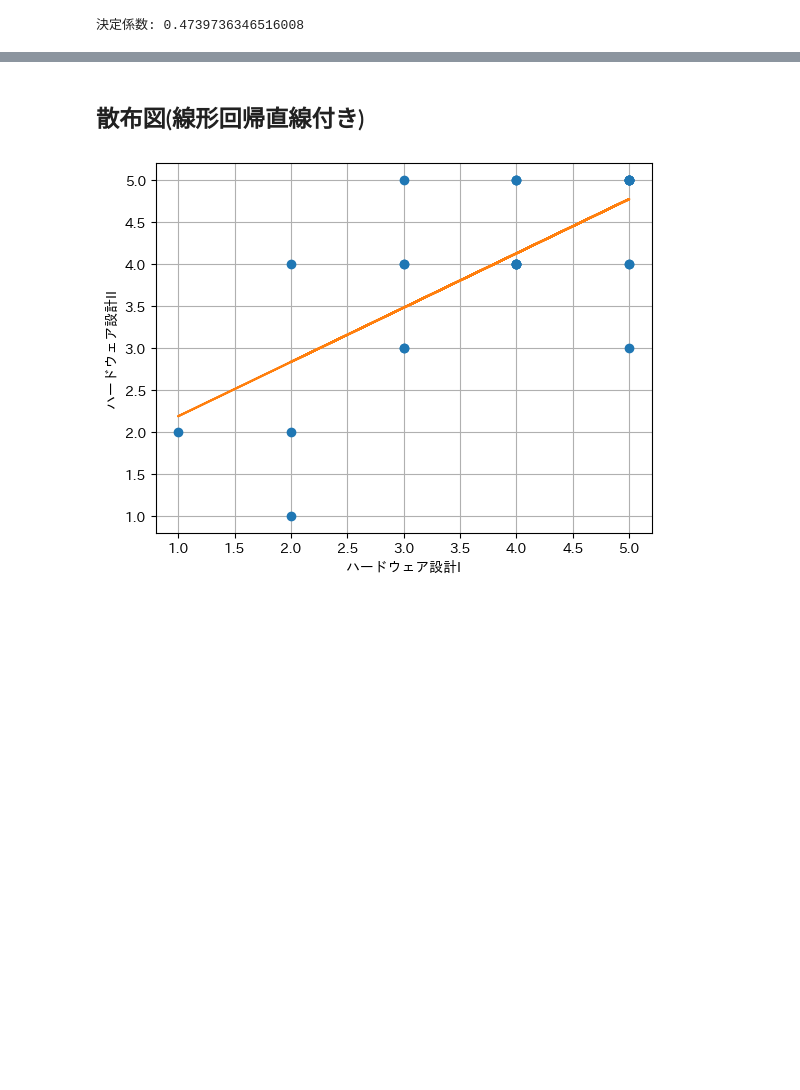
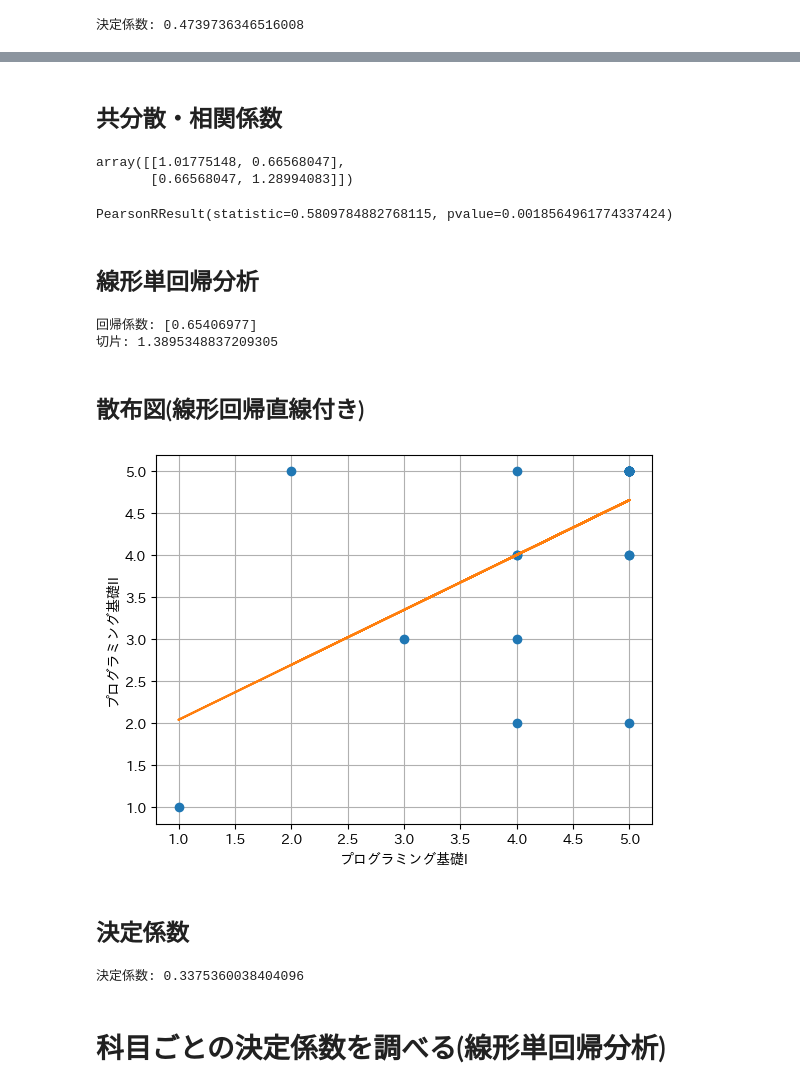
Before and after one commit to ltpdo/GradeDistribution, a Jupyter notebook: 成績原簿の仕分け.ipynb, the cells around one changed output, grey strips where cells are left out. Cells and saved outputs as stored; diff of their text form; code cells hidden in the pictures; blank space fills up the shorter version.

```diff
--- a/成績原簿の仕分け.ipynb
+++ b/成績原簿の仕分け.ipynb
@@ -446,0 +470,5 @@ print("決定係数:", reg.score(X, y))
+# %%
+# プログラミング基礎Iとプログラミング基礎IIのデータ
+data_hardwareDesign = gradeData_student.loc[["プログラミング基礎I", "プログラミング基礎II"]]
+data_hardwareDesign = data_hardwareDesign.T
+data_hardwareDesign
@@ -447,15 +505,60 @@ print("決定係数:", reg.score(X, y))
+# %% [markdown]
+## 共分散・相関係数
+# %%
+# 共分散行列
+np.cov(data_hardwareDesign["プログラミング基礎I"], data_hardwareDesign["プログラミング基礎II"], ddof = 0)
+# %% [output]
+array([[1.01775148, 0.66568047],
+       [0.66568047, 1.28994083]])
+# %%
+# 相関係数
+sp.stats.pearsonr(data_hardwareDesign["プログラミング基礎I"], data_hardwareDesign["プログラミング基礎II"])
+# %% [output]
+PearsonRResult(statistic=0.5809784882768115, pvalue=0.0018564961774337424)
+# %% [markdown]
+## 線形単回帰分析
+# %%
+# 線形回帰のインスタンスを生成
+reg = linear_model.LinearRegression()
+
+# 説明変数
+X = np.array(data_hardwareDesign["プログラミング基礎I"]).reshape(-1, 1)
+
+# 目的変数
+y = data_hardwareDesign["プログラミング基礎II"]
+
+# 予測モデル
+reg.fit(X, y)
+
+# 回帰係数
+print("回帰係数:", reg.coef_)
+
+# 切片
+print("切片:", reg.intercept_)
+# %% [output]
+回帰係数: [0.65406977]
+切片: 1.3895348837209305
 # %% [markdown]
 ## 散布図(線形回帰直線付き)
 # %%
 # 散布図
-plt.plot(data_hardwareDesign["ハードウェア設計I"], data_hardwareDesign["ハードウェア設計II"], "o")
+plt.plot(gradeData_label["プログラミング基礎I"], gradeData_label["プログラミング基礎II"], "o")
 
 # ラベル
-plt.xlabel("ハードウェア設計I")
-plt.ylabel("ハードウェア設計II")
+plt.xlabel("プログラミング基礎I")
+plt.ylabel("プログラミング基礎II")
 
 # 線形回帰直線
 plt.plot(X, reg.predict(X))
 plt.grid(True)
 # %% [output]
-[figure, old version]
+[figure, new version]
+# %% [markdown]
+## 決定係数
+# %%
+# 決定係数
+print("決定係数:", reg.score(X, y))
+# %% [output]
+決定係数: 0.3375360038404096
+# %% [markdown]
+# 科目ごとの決定係数を調べる(線形単回帰分析)
```
Also changed, not shown: parts of 39 cells of this notebook.
